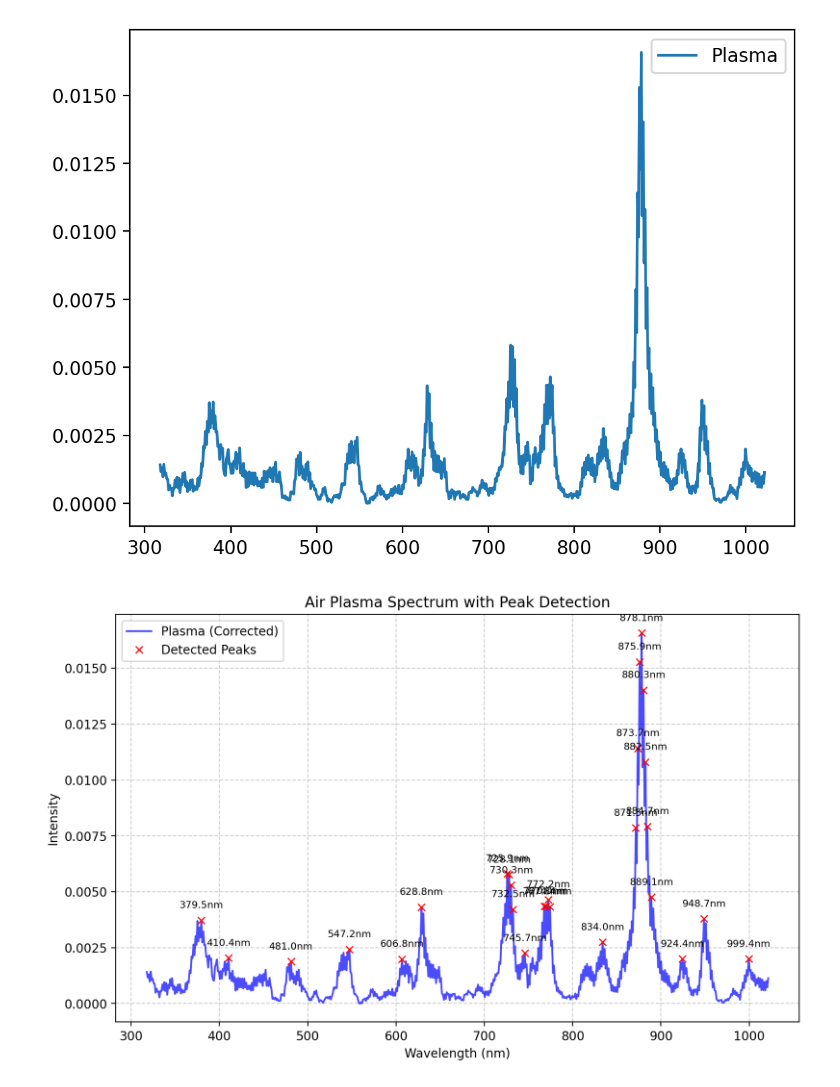
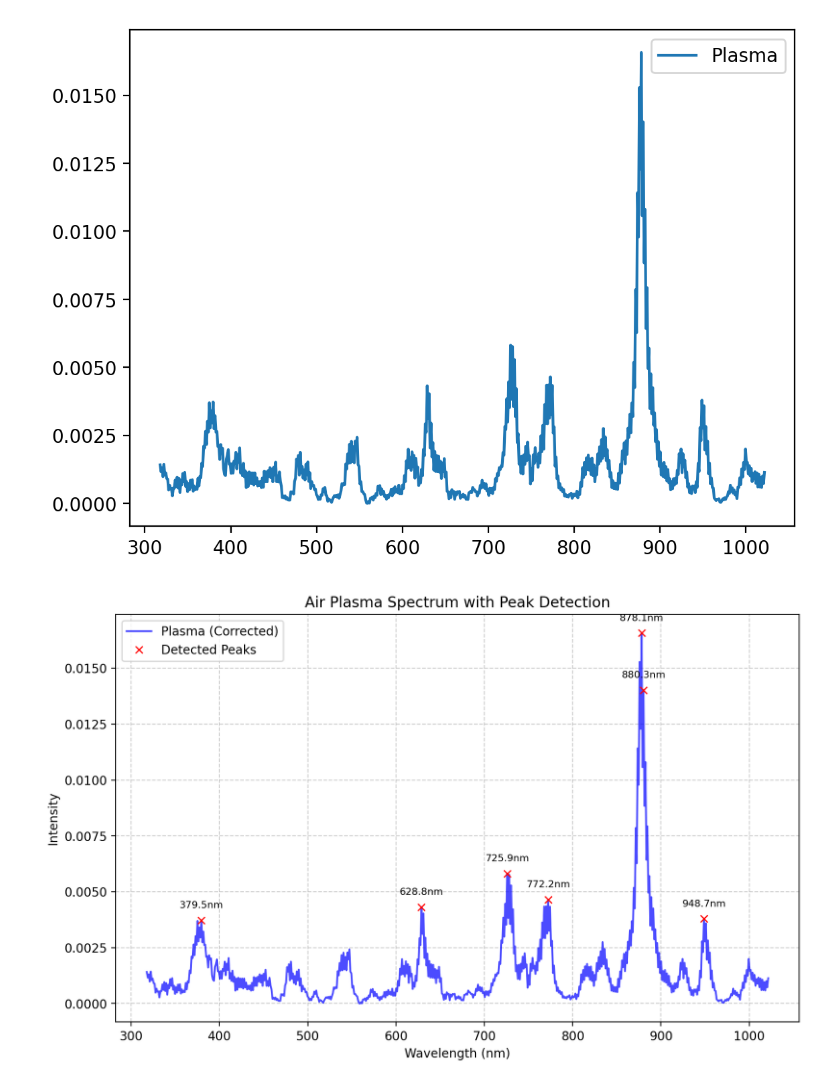
Before and after one commit to LinusRingstad/NPRE458, a Jupyter notebook: spec/analysis.ipynb, the cells around one changed output. Saved outputs shown, nothing was run; the diff lists cells and outputs as text; code cells hidden in the pictures.

```diff
--- a/spec/analysis.ipynb
+++ b/spec/analysis.ipynb
@@ -43,32 +43,32 @@ from scipy.signal import find_peaks
 
 # 1. Calculate the corrected intensity
 # We clip at 0 because negative intensity values (noise) don't represent a signal
 corrected_intensity = (plasma['Intensity'] - background['Intensity']).clip(lower=0)
 wavelengths = plasma['Wavelength_nm']
 
 # 2. Find the peaks
 # 'prominence' is key: it ignores small ripples/noise.
 # Adjust 'prominence' based on your signal-to-noise ratio.
-peaks, properties = find_peaks(corrected_intensity, prominence = 0.001)
+peaks, properties = find_peaks(corrected_intensity, prominence = 0.003)
 
 # 3. Plotting
 plt.figure(figsize=(10, 6), dpi=200)
 plt.plot(wavelengths, corrected_intensity, label='Plasma (Corrected)', color='blue', alpha=0.7)
 
 # Plot the identified peaks
 plt.plot(wavelengths.iloc[peaks], corrected_intensity.iloc[peaks], "x", color='red', label='Detected Peaks')
 
 # Optional: Annotate the peaks with their wavelength
 for i in peaks:
     plt.annotate(f"{wavelengths.iloc[i]:.1f}nm",
                  (wavelengths.iloc[i], corrected_intensity.iloc[i]),
                  textcoords="offset points", xytext=(0,10), ha='center', fontsize=8)
 
 plt.xlabel('Wavelength (nm)')
 plt.ylabel('Intensity')
 plt.title('Air Plasma Spectrum with Peak Detection')
 plt.legend()
 plt.grid(True, linestyle='--', alpha=0.6)
 plt.show()
 # %% [output]
-[figure, old version]
+[figure, new version]
```
